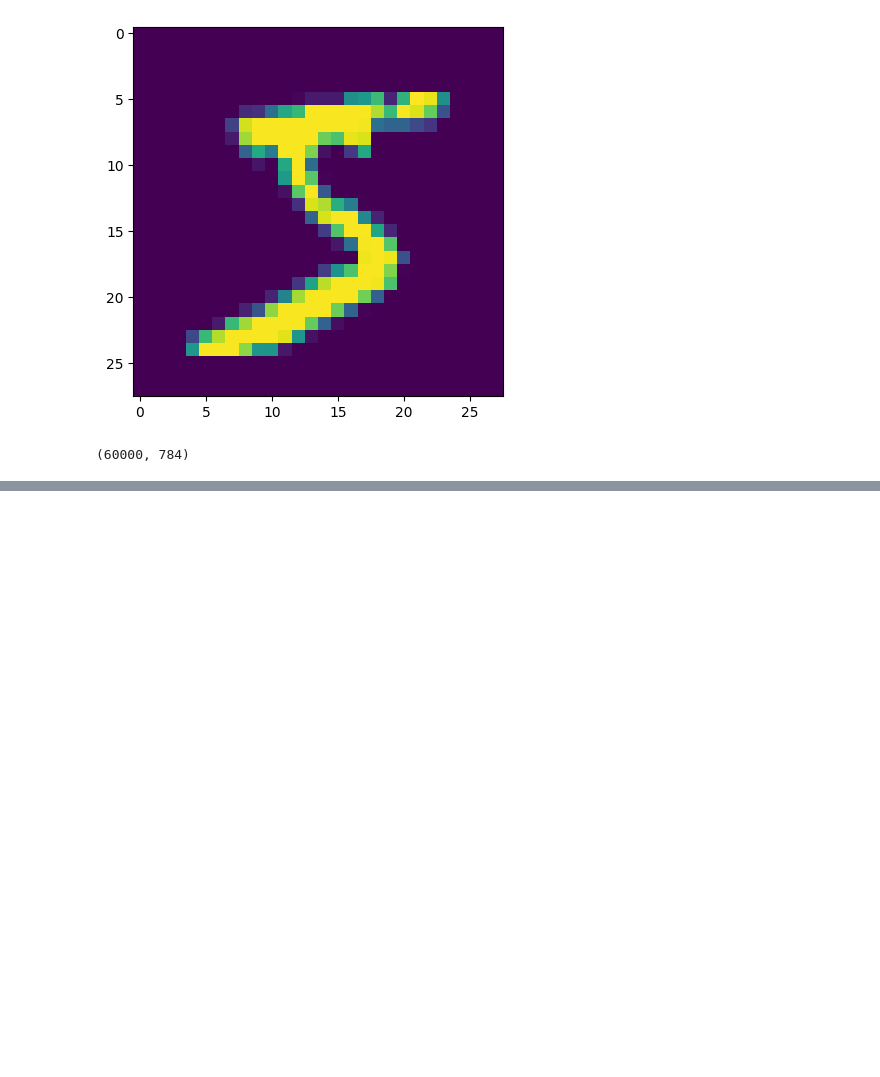
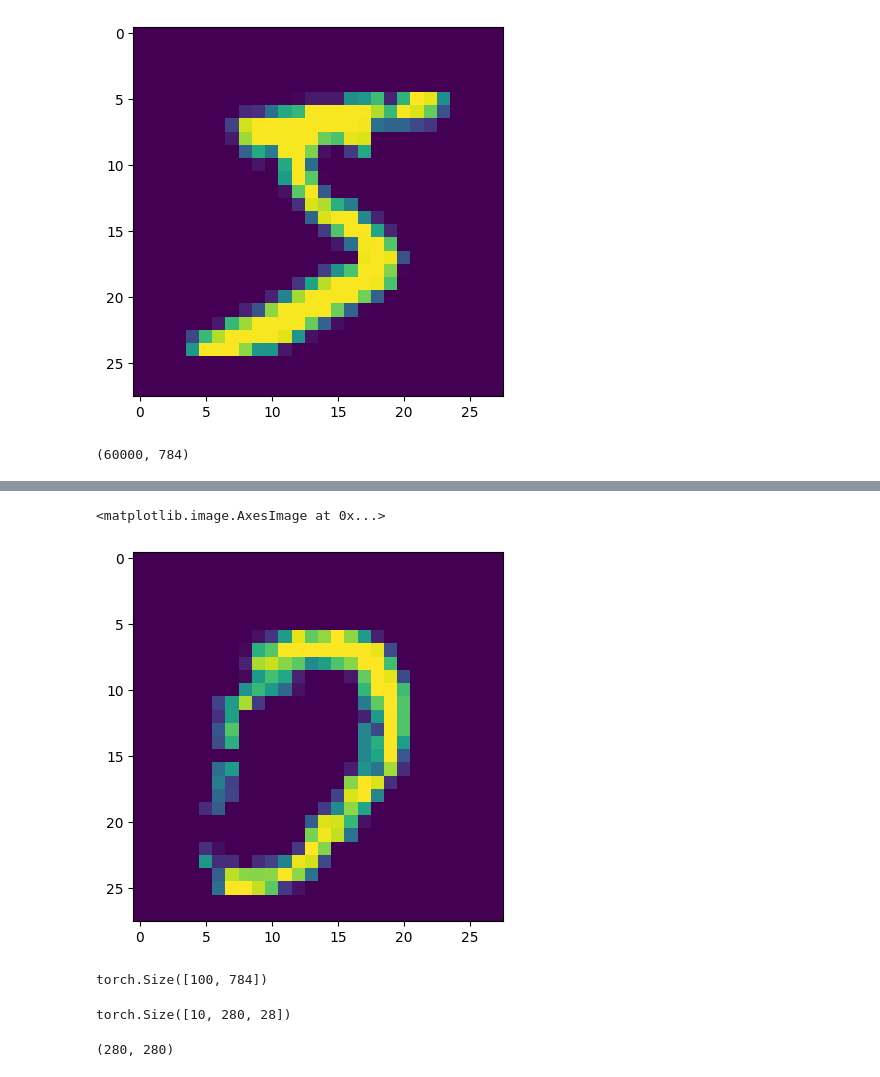
Before and after one commit to Xue10/neural-networks-practice, a Jupyter notebook: mnist.ipynb, the cells around one changed output, grey strips where cells are left out. Saved outputs shown, nothing was run; the diff lists cells and outputs as text; code cells hidden in the pictures; blank space fills up the shorter version.

```diff
--- a/mnist.ipynb
+++ b/mnist.ipynb
@@ -103,0 +174,5 @@ plt.plot(accs)
+# %%
+plt.imshow(X_test.reshape(-1, 28, 28)[np.argmax(ret)])
+# %% [output]
+<matplotlib.image.AxesImage at 0x...>
+[figure, added]
@@ -103,0 +184,12 @@ plt.plot(accs)
+# %%
+X_bad.shape
+# %% [output]
+torch.Size([100, 784])
+# %%
+X_bad.reshape((G, 28*G, 28)).shape
+# %% [output]
+torch.Size([10, 280, 28])
+# %%
+np.concatenate(X_bad.reshape((G, 28*G, 28)).numpy(), axis=1).shape
+# %% [output]
+(280, 280)
```
Also changed, not shown: parts of 22 cells of this notebook.
